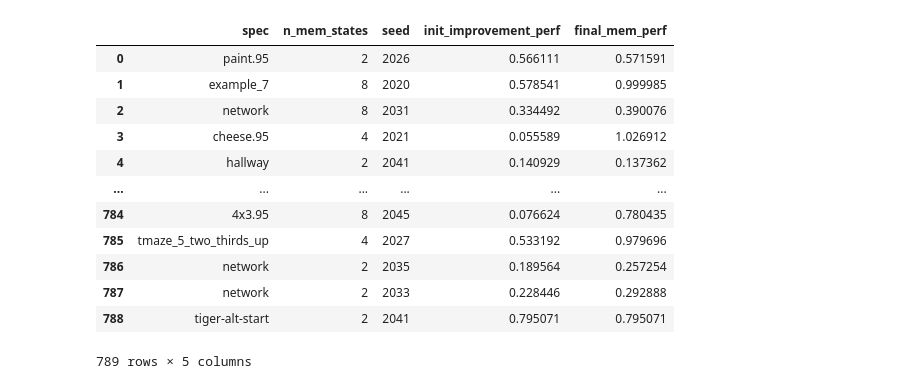
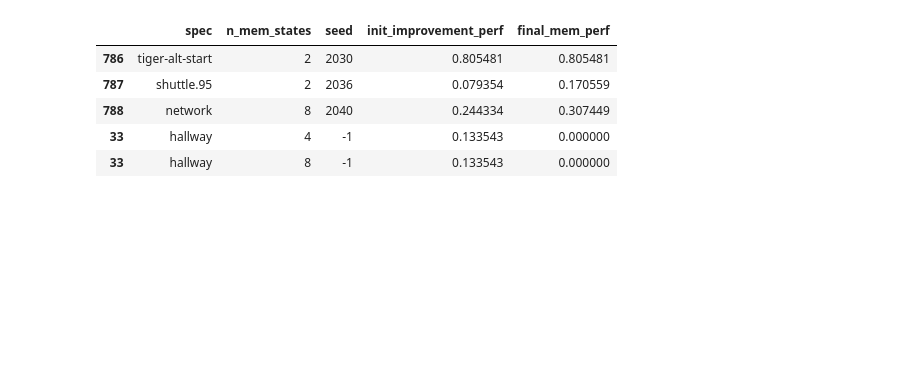
Before and after one commit to camall3n/grl, a Jupyter notebook: scripts/plotting/mi_performance.ipynb, the cells around one changed output. Drawn from its saved outputs; the diff is of its cells as text; code cells hidden in the pictures; blank space fills up the shorter version.

```diff
--- a/scripts/plotting/mi_performance.ipynb
+++ b/scripts/plotting/mi_performance.ipynb
@@ -172,21 +172,29 @@ normalized_df['final_mem_perf'] = (normalized_df['final_mem_perf'] - merged_df['
 del normalized_df['init_policy_perf']
 del normalized_df['compare_to_perf']
 # %%
-normalized_df
+# here we reconcile if the current results don't have all n_mem_states.
+num_n_mem = list(sorted(normalized_df['n_mem_states'].unique()))
+
+for spec in spec_plot_order:
+    curr_df = normalized_df[normalized_df['spec'] == spec]
+    curr_spec_num_n_mem = list(sorted(curr_df['n_mem_states'].unique()))
+
+    for n_mem in num_n_mem:
+        if n_mem not in curr_spec_num_n_mem:
+            example_row = curr_df.head(1).copy()
+            example_row['final_mem_perf'] = 0
+            example_row['seed'] = -1
+            example_row['n_mem_states'] = n_mem
+            normalized_df = pd.concat([normalized_df, example_row])
-# %% [output]
-|  | spec | n_mem_states | seed | init_improvement_perf | final_mem_perf |
-| 0 | paint.95 | 2 | 2026 | 0.566111 | 0.571591 |
-| 1 | example_7 | 8 | 2020 | 0.578541 | 0.999985 |
-| 2 | network | 8 | 2031 | 0.334492 | 0.390076 |
-| 3 | cheese.95 | 4 | 2021 | 0.055589 | 1.026912 |
-| 4 | hallway | 2 | 2041 | 0.140929 | 0.137362 |
-| ... | ... | ... | ... | ... | ... |
-| 784 | 4x3.95 | 8 | 2045 | 0.076624 | 0.780435 |
-| 785 | tmaze_5_two_thirds_up | 4 | 2027 | 0.533192 | 0.979696 |
-| 786 | network | 2 | 2035 | 0.189564 | 0.257254 |
-| 787 | network | 2 | 2033 | 0.228446 | 0.292888 |
-| 788 | tiger-alt-start | 2 | 2041 | 0.795071 | 0.795071 |
-789 rows × 5 columns
+# %%
+normalized_df.tail()
+# %% [output]
+|  | spec | n_mem_states | seed | init_improvement_perf | final_mem_perf |
+| 786 | tiger-alt-start | 2 | 2030 | 0.805481 | 0.805481 |
+| 787 | shuttle.95 | 2 | 2036 | 0.079354 | 0.170559 |
+| 788 | network | 8 | 2040 | 0.244334 | 0.307449 |
+| 33 | hallway | 4 | -1 | 0.133543 | 0.000000 |
+| 33 | hallway | 8 | -1 | 0.133543 | 0.000000 |
 # %%
 # normalized_df[normalized_df['spec'] == 'prisoners_dilemma_all_c']
 seeds = normalized_df[normalized_df['spec'] == 'tmaze_5_two_thirds_up']['seed'].unique()
```
Also changed, not shown: parts of 4 cells of this notebook, 2 other files.
